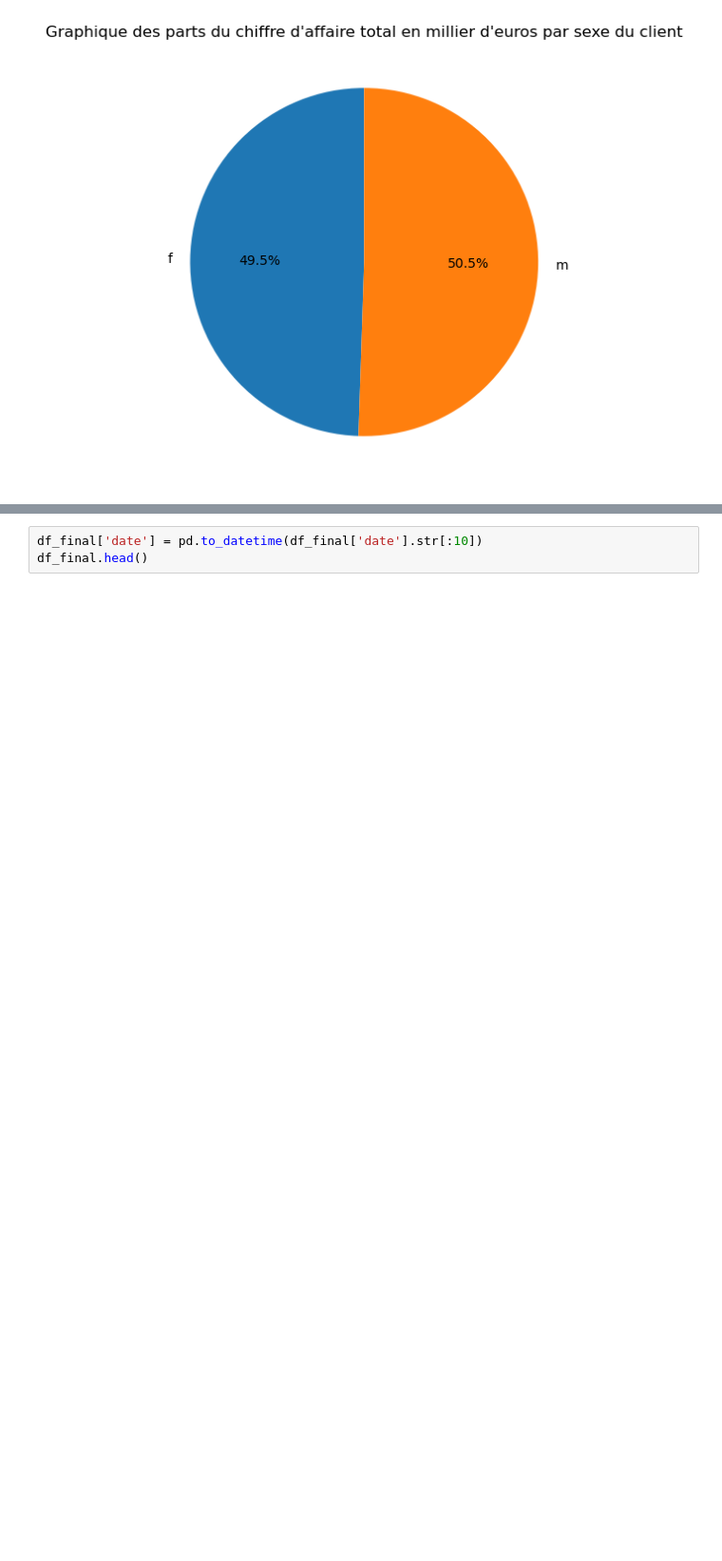
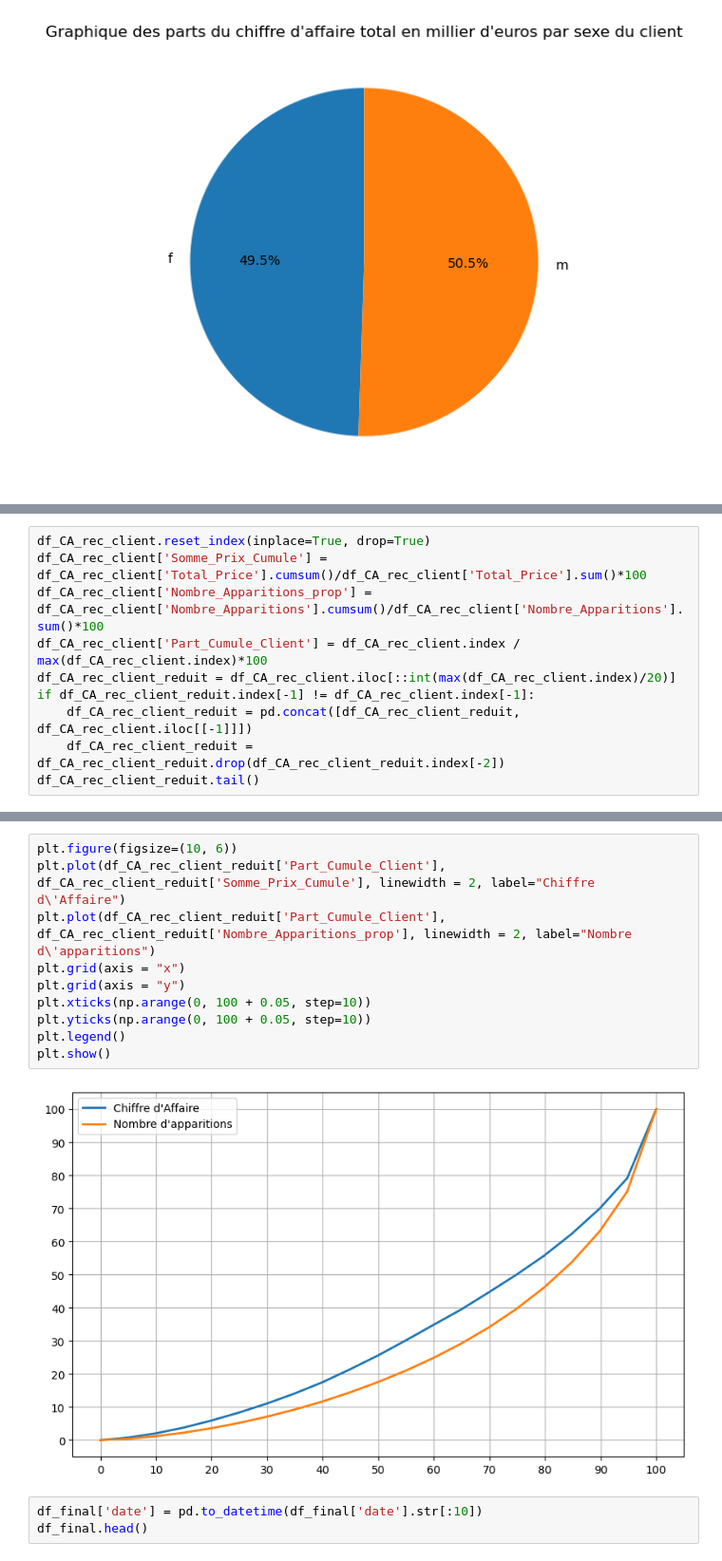
Before and after one commit to kikduck/DA-P6, a Jupyter notebook: notebook-p6.ipynb, the cells around one changed output, grey strips where cells are left out. Shown: that part at 95% size. Saved outputs shown, nothing was run; the diff lists cells and outputs as text; blank space fills up the shorter version.

```diff
--- a/notebook-p6.ipynb
+++ b/notebook-p6.ipynb
@@ -133,0 +127,10 @@ df_final.head()
+# %%
+df_CA_rec_client.reset_index(inplace=True, drop=True)
+df_CA_rec_client['Somme_Prix_Cumule'] = df_CA_rec_client['Total_Price'].cumsum()/df_CA_rec_client['Total_Price'].sum()*100
+df_CA_rec_client['Nombre_Apparitions_prop'] = df_CA_rec_client['Nombre_Apparitions'].cumsum()/df_CA_rec_client['Nombre_Apparitions'].sum()*100
+df_CA_rec_client['Part_Cumule_Client'] = df_CA_rec_client.index / max(df_CA_rec_client.index)*100
+df_CA_rec_client_reduit = df_CA_rec_client.iloc[::int(max(df_CA_rec_client.index)/20)]
+if df_CA_rec_client_reduit.index[-1] != df_CA_rec_client.index[-1]:
+    df_CA_rec_client_reduit = pd.concat([df_CA_rec_client_reduit, df_CA_rec_client.iloc[[-1]]])
+    df_CA_rec_client_reduit = df_CA_rec_client_reduit.drop(df_CA_rec_client_reduit.index[-2])
+df_CA_rec_client_reduit.tail()
@@ -134,3 +144,15 @@ df_final.head()
+# %%
+plt.figure(figsize=(10, 6))
+plt.plot(df_CA_rec_client_reduit['Part_Cumule_Client'], df_CA_rec_client_reduit['Somme_Prix_Cumule'], linewidth = 2, label="Chiffre d\'Affaire")
+plt.plot(df_CA_rec_client_reduit['Part_Cumule_Client'], df_CA_rec_client_reduit['Nombre_Apparitions_prop'], linewidth = 2, label="Nombre d\'apparitions")
+plt.grid(axis = "x")
+plt.grid(axis = "y")
+plt.xticks(np.arange(0, 100 + 0.05, step=10))
+plt.yticks(np.arange(0, 100 + 0.05, step=10))
+plt.legend()
+plt.show()
+# %% [output]
+[figure, added]
 # %%
 df_final['date'] = pd.to_datetime(df_final['date'].str[:10])
 df_final.head()
```
Also changed, not shown: parts of 3 cells of this notebook.
